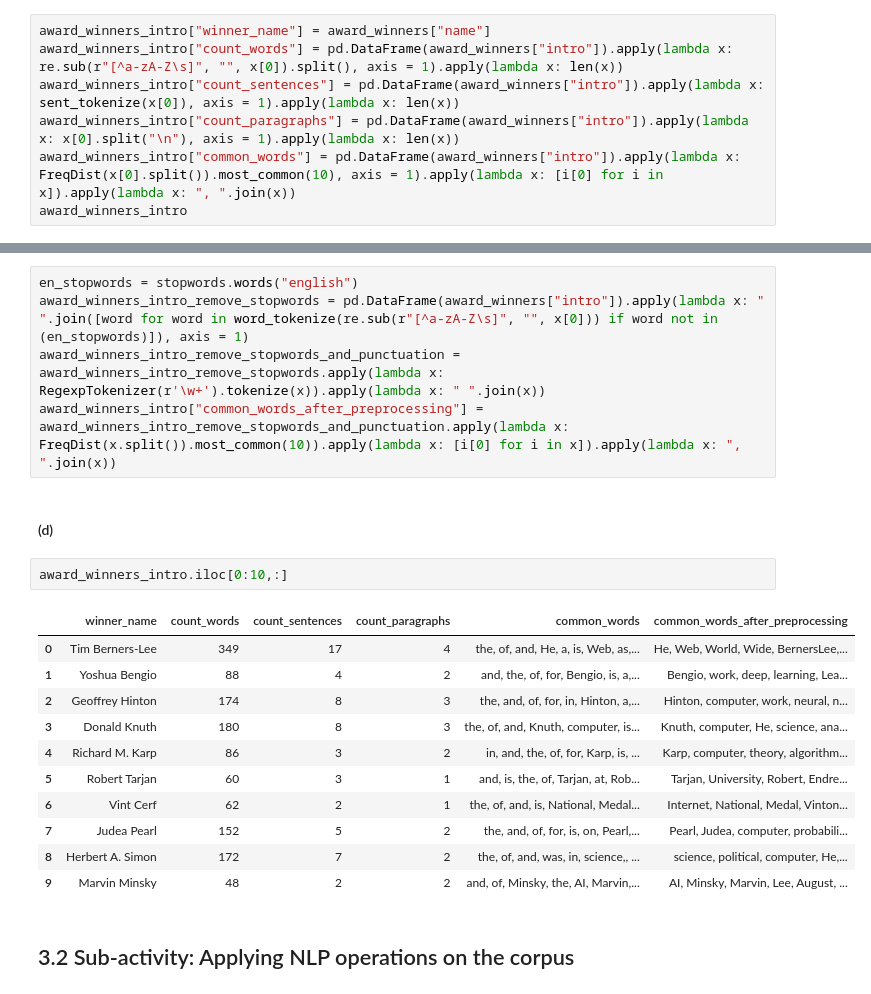
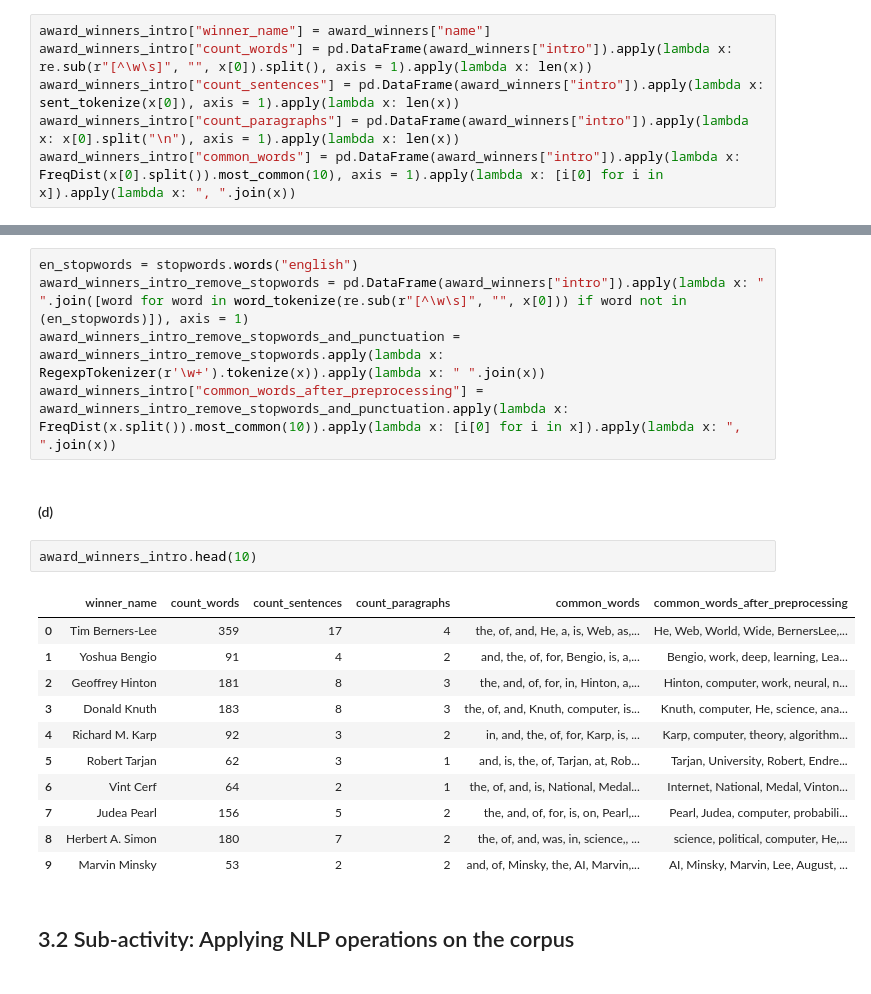
Before and after one commit to congrendai/CW2_for_computer_programing, a Jupyter notebook: CW2_A3.ipynb, the cells around one changed output, grey strips where cells are left out. Saved outputs shown, nothing was run; the diff lists cells and outputs as text.

```diff
--- a/CW2_A3.ipynb
+++ b/CW2_A3.ipynb
@@ -244,8 +227,7 @@ award_winners_intro = pd.DataFrame(columns = ["winner_name", "count_words", "cou
 #### (b)
 # %%
 award_winners_intro["winner_name"] = award_winners["name"]
-award_winners_intro["count_words"] = pd.DataFrame(award_winners["intro"]).apply(lambda x: re.sub(r"[^a-zA-Z\s]", "", x[0]).split(), axis = 1).apply(lambda x: len(x))
+award_winners_intro["count_words"] = pd.DataFrame(award_winners["intro"]).apply(lambda x: re.sub(r"[^\w\s]", "", x[0]).split(), axis = 1).apply(lambda x: len(x))
 award_winners_intro["count_sentences"] = pd.DataFrame(award_winners["intro"]).apply(lambda x: sent_tokenize(x[0]), axis = 1).apply(lambda x: len(x))
 award_winners_intro["count_paragraphs"] = pd.DataFrame(award_winners["intro"]).apply(lambda x: x[0].split("\n"), axis = 1).apply(lambda x: len(x))
 award_winners_intro["common_words"] = pd.DataFrame(award_winners["intro"]).apply(lambda x: FreqDist(x[0].split()).most_common(10), axis = 1).apply(lambda x: [i[0] for i in x]).apply(lambda x: ", ".join(x))
-award_winners_intro
@@ -267,25 +235,25 @@ award_winners_intro
 #### (c)
 # %%
 en_stopwords = stopwords.words("english")
-award_winners_intro_remove_stopwords = pd.DataFrame(award_winners["intro"]).apply(lambda x: " ".join([word for word in word_tokenize(re.sub(r"[^a-zA-Z\s]", "", x[0])) if word not in (en_stopwords)]), axis = 1)
+award_winners_intro_remove_stopwords = pd.DataFrame(award_winners["intro"]).apply(lambda x: " ".join([word for word in word_tokenize(re.sub(r"[^\w\s]", "", x[0])) if word not in (en_stopwords)]), axis = 1)
 award_winners_intro_remove_stopwords_and_punctuation = award_winners_intro_remove_stopwords.apply(lambda x: RegexpTokenizer(r'\w+').tokenize(x)).apply(lambda x: " ".join(x))
 award_winners_intro["common_words_after_preprocessing"] = award_winners_intro_remove_stopwords_and_punctuation.apply(lambda x: FreqDist(x.split()).most_common(10)).apply(lambda x: [i[0] for i in x]).apply(lambda x: ", ".join(x))
 # %% [markdown]
 #### (d)
 # %%
-award_winners_intro.iloc[0:10,:]
+award_winners_intro.head(10)
 # %% [output]
 |  | winner_name | count_words | count_sentences | count_paragraphs | common_words | common_words_after_preprocessing |
-| 0 | Tim Berners-Lee | 349 | 17 | 4 | the, of, and, He, a, is, Web, as,... | He, Web, World, Wide, BernersLee,... |
-| 1 | Yoshua Bengio | 88 | 4 | 2 | and, the, of, for, Bengio, is, a,... | Bengio, work, deep, learning, Lea... |
-| 2 | Geoffrey Hinton | 174 | 8 | 3 | the, and, of, for, in, Hinton, a,... | Hinton, computer, work, neural, n... |
-| 3 | Donald Knuth | 180 | 8 | 3 | the, of, and, Knuth, computer, is... | Knuth, computer, He, science, ana... |
-| 4 | Richard M. Karp | 86 | 3 | 2 | in, and, the, of, for, Karp, is, ... | Karp, computer, theory, algorithm... |
-| 5 | Robert Tarjan | 60 | 3 | 1 | and, is, the, of, Tarjan, at, Rob... | Tarjan, University, Robert, Endre... |
-| 6 | Vint Cerf | 62 | 2 | 1 | the, of, and, is, National, Medal... | Internet, National, Medal, Vinton... |
-| 7 | Judea Pearl | 152 | 5 | 2 | the, and, of, for, is, on, Pearl,... | Pearl, Judea, computer, probabili... |
-| 8 | Herbert A. Simon | 172 | 7 | 2 | the, of, and, was, in, science,, ... | science, political, computer, He,... |
-| 9 | Marvin Minsky | 48 | 2 | 2 | and, of, Minsky, the, AI, Marvin,... | AI, Minsky, Marvin, Lee, August, ... |
+| 0 | Tim Berners-Lee | 359 | 17 | 4 | the, of, and, He, a, is, Web, as,... | He, Web, World, Wide, BernersLee,... |
+| 1 | Yoshua Bengio | 91 | 4 | 2 | and, the, of, for, Bengio, is, a,... | Bengio, work, deep, learning, Lea... |
+| 2 | Geoffrey Hinton | 181 | 8 | 3 | the, and, of, for, in, Hinton, a,... | Hinton, computer, work, neural, n... |
+| 3 | Donald Knuth | 183 | 8 | 3 | the, of, and, Knuth, computer, is... | Knuth, computer, He, science, ana... |
+| 4 | Richard M. Karp | 92 | 3 | 2 | in, and, the, of, for, Karp, is, ... | Karp, computer, theory, algorithm... |
+| 5 | Robert Tarjan | 62 | 3 | 1 | and, is, the, of, Tarjan, at, Rob... | Tarjan, University, Robert, Endre... |
+| 6 | Vint Cerf | 64 | 2 | 1 | the, of, and, is, National, Medal... | Internet, National, Medal, Vinton... |
+| 7 | Judea Pearl | 156 | 5 | 2 | the, and, of, for, is, on, Pearl,... | Pearl, Judea, computer, probabili... |
+| 8 | Herbert A. Simon | 180 | 7 | 2 | the, of, and, was, in, science,, ... | science, political, computer, He,... |
+| 9 | Marvin Minsky | 53 | 2 | 2 | and, of, Minsky, the, AI, Marvin,... | AI, Minsky, Marvin, Lee, August, ... |
 # %% [markdown]
 ## 3.2 Sub-activity: Applying NLP operations on the corpus
 # %% [markdown]
```
Also changed, not shown: parts of 19 cells of this notebook.
